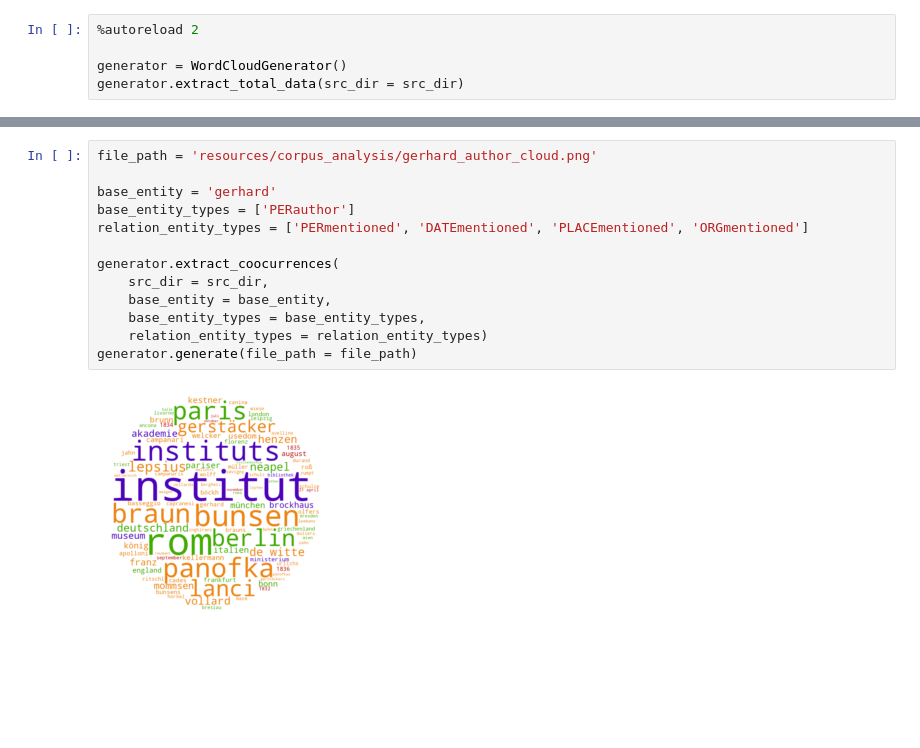
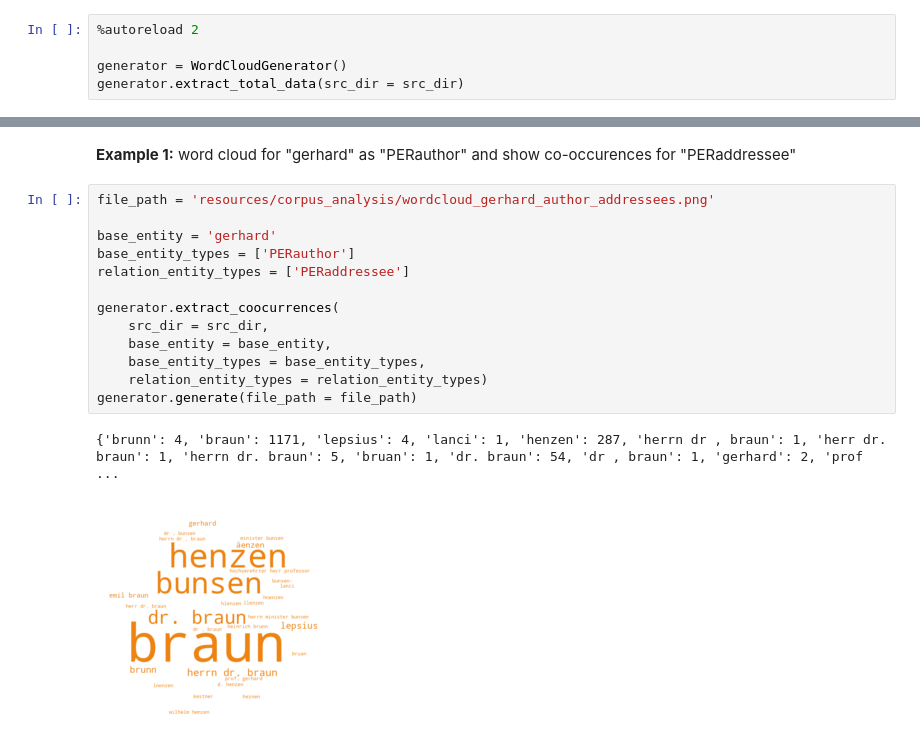
Before and after one commit to dainst/gelehrtenkorrespondenz-21, a Jupyter notebook: notebooks/corpus_analysis.ipynb, the cells around one changed output, grey strips where cells are left out. Drawn from its saved outputs; the diff is of its cells as text; blank space fills up the shorter version.

Commit message:
added word clouds and new examples

```diff
--- a/notebooks/corpus_analysis.ipynb
+++ b/notebooks/corpus_analysis.ipynb
@@ -87,15 +90,19 @@ We want to build a word cloud for "gerhard" as "PERauthor" and show co-occurence
+# %% [markdown]
+**Example 1:**
+word cloud for "gerhard" as "PERauthor" and show co-occurences for "PERaddressee"
 # %%
-file_path = 'resources/corpus_analysis/gerhard_author_cloud.png'
+file_path = 'resources/corpus_analysis/wordcloud_gerhard_author_addressees.png'
 
 base_entity = 'gerhard'
 base_entity_types = ['PERauthor']
-relation_entity_types = ['PERmentioned', 'DATEmentioned', 'PLACEmentioned', 'ORGmentioned']
+relation_entity_types = ['PERaddressee']
 
 generator.extract_coocurrences(
     src_dir = src_dir,
     base_entity = base_entity,
     base_entity_types = base_entity_types,
     relation_entity_types = relation_entity_types)
 generator.generate(file_path = file_path)
 # %% [output]
+{'brunn': 4, 'braun': 1171, 'lepsius': 4, 'lanci': 1, 'henzen': 287, 'herrn dr , braun': 1, 'herr dr. braun': 1, 'herrn dr. braun': 5, 'bruan': 1, 'dr. braun': 54, 'dr , braun': 1, 'gerhard': 2, 'prof ...
-[figure, old version]
+[figure, new version]
```
Also changed, not shown: parts of 16 cells of this notebook, 17 other files.
